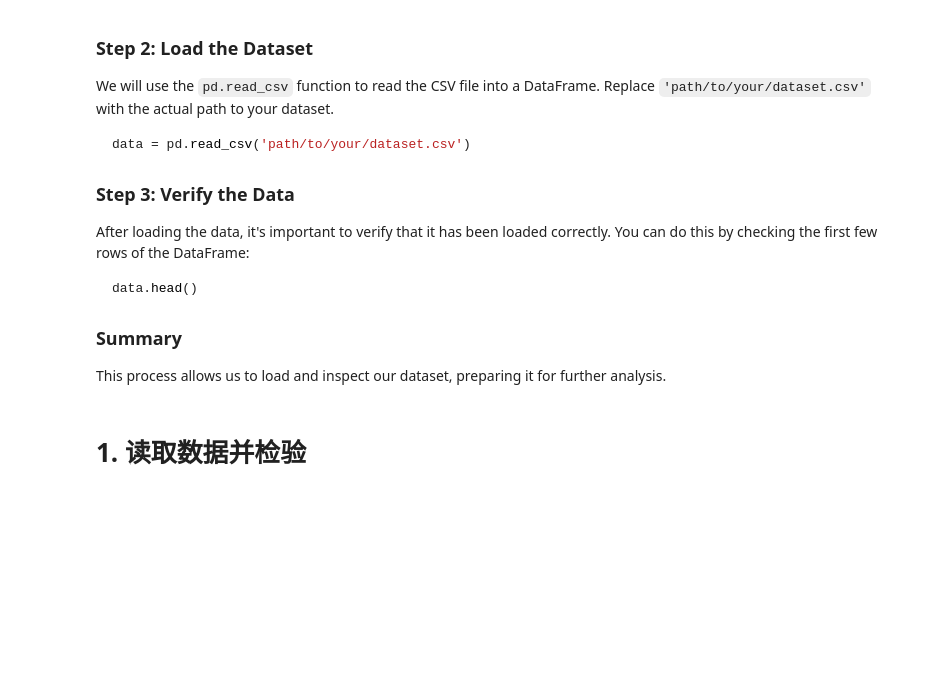
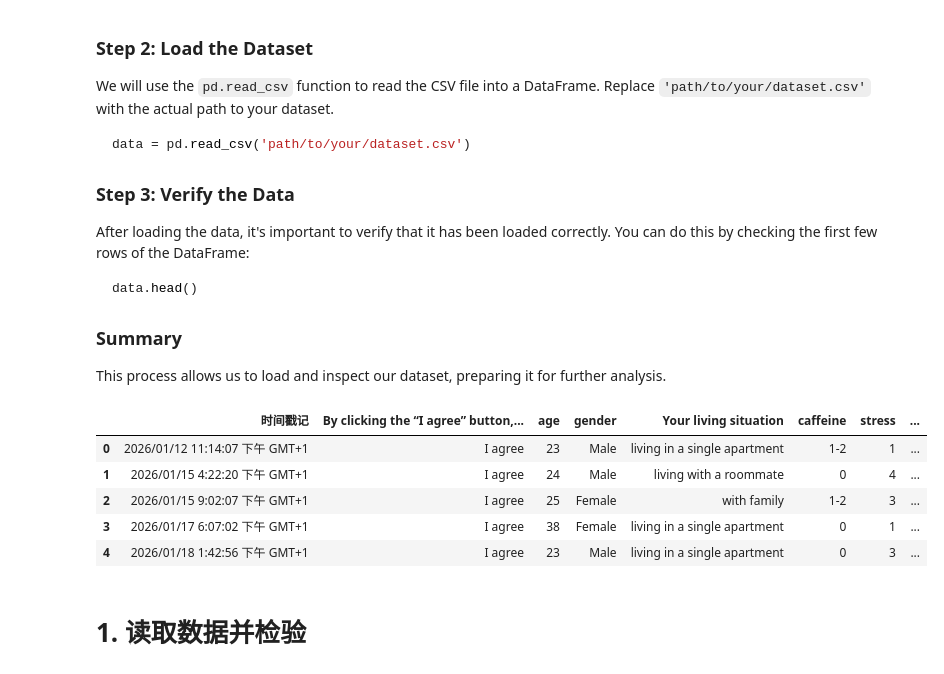
Before and after one commit to DiwenS/Jupyter_AI_Assistant, a Jupyter notebook: notebooks/small_ancova_process.ipynb, the cells around one changed output. Saved outputs shown, nothing was run; the diff lists cells and outputs as text; code cells hidden in the pictures; blank space fills up the shorter version.

```diff
--- a/notebooks/small_ancova_process.ipynb
+++ b/notebooks/small_ancova_process.ipynb
@@ -10,7 +10,7 @@ import seaborn as sns
 import warnings
 import os
 # %%
-data = pd.read_csv('path/to/your/dataset.csv')
+data = pd.read_csv('Soziale Medien und psychische Gesundheit.csv')
 # %% [markdown]
 ## Data Verification Process
 
@@ -83,5 +83,14 @@ data.head()
 ### Summary
 
 This process allows us to load and inspect our dataset, preparing it for further analysis.
+# %%
+data.head()
+# %% [output]
+|  | 时间戳记 | By clicking the “I agree” button,... | age | gender | Your living situation | caffeine | stress | ... |
+| 0 | 2026/01/12 11:14:07 下午 GMT+1 | I agree | 23 | Male | living in a single apartment | 1-2 | 1 | ... |
+| 1 | 2026/01/15 4:22:20 下午 GMT+1 | I agree | 24 | Male | living with a roommate | 0 | 4 | ... |
+| 2 | 2026/01/15 9:02:07 下午 GMT+1 | I agree | 25 | Female | with family | 1-2 | 3 | ... |
+| 3 | 2026/01/17 6:07:02 下午 GMT+1 | I agree | 38 | Female | living in a single apartment | 0 | 1 | ... |
+| 4 | 2026/01/18 1:42:56 下午 GMT+1 | I agree | 23 | Male | living in a single apartment | 0 | 3 | ... |
 # %% [markdown]
 # 1. 读取数据并检验
```
Also changed, not shown: 5 other files.
